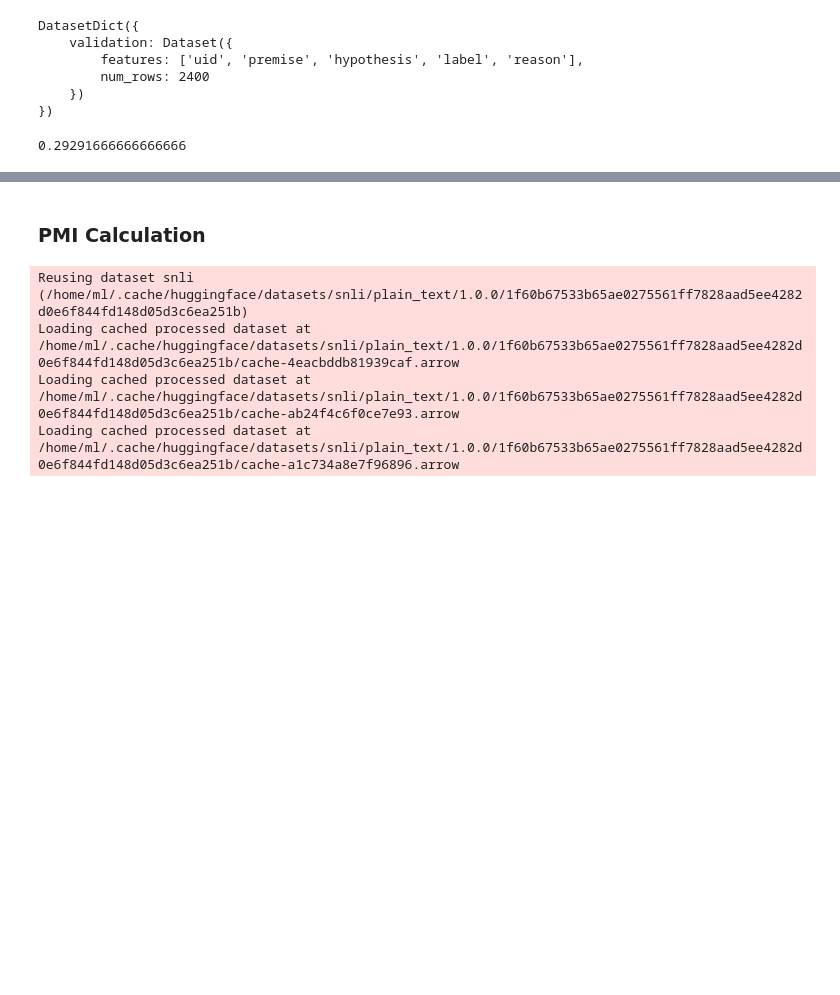
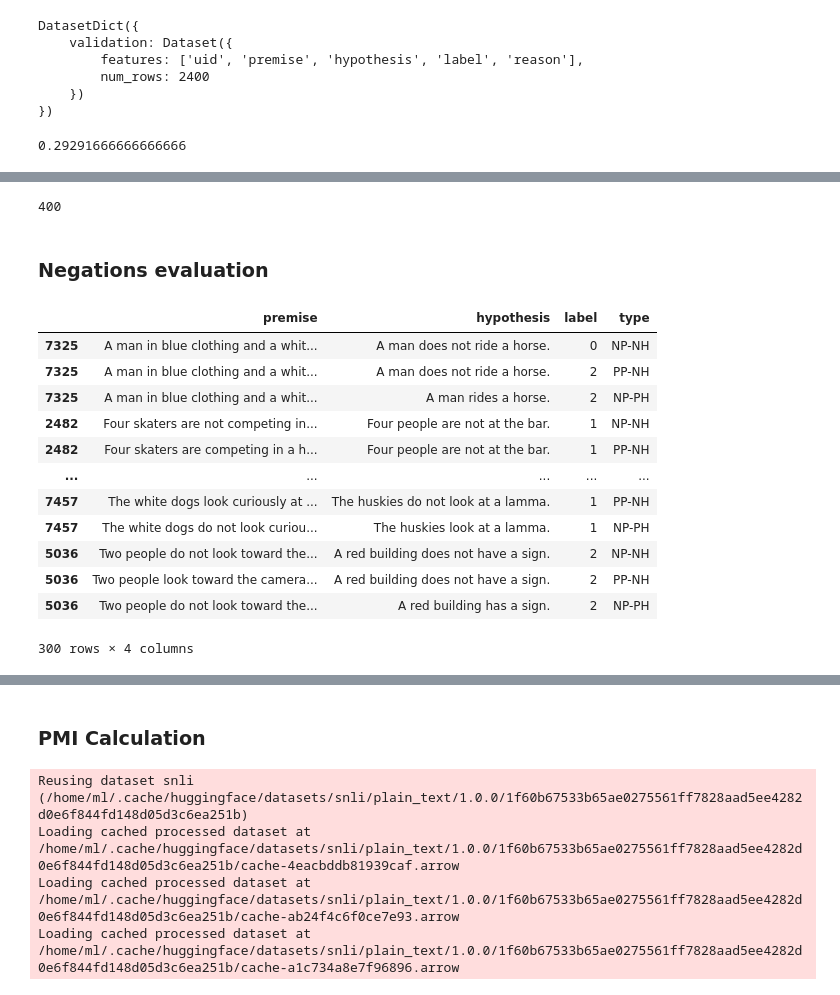
Before and after one commit to Serebryanskiy/nli, a Jupyter notebook: snli.ipynb, the cells around one changed output, grey strips where cells are left out. Drawn from its saved outputs; the diff is of its cells as text; code cells hidden in the pictures; blank space fills up the shorter version.

```diff
--- a/snli.ipynb
+++ b/snli.ipynb
@@ -370,0 +446,33 @@ eval_df.correct.sum() / len(eval_df)
+# %%
+### E
+len(sum([['PP-PH', 'NP-NH', 'PP-NH', 'NP-PH'] for _ in range(len(negations) // 4)], []))
+# %% [output]
+400
+# %% [markdown]
+### Negations evaluation
+# %%
+import pandas as pd
+import numpy as np
+
+negations = pd.read_excel('new_data.xlsx', index_col=0)
+negations['type'] = sum([[np.nan, 'NP-NH', 'PP-NH', 'NP-PH'] for _ in range(len(negations) // 4)], [])
+negations = negations.iloc[:, 3:].dropna()
+# .dropna()
+
+negations.columns = ['premise', 'hypothesis', 'label', 'type']
+negations['label'] = negations['label'].astype(int)
+negations
+# %% [output]
+|  | premise | hypothesis | label | type |
+| 7325 | A man in blue clothing and a whit... | A man does not ride a horse. | 0 | NP-NH |
+| 7325 | A man in blue clothing and a whit... | A man does not ride a horse. | 2 | PP-NH |
+| 7325 | A man in blue clothing and a whit... | A man rides a horse. | 2 | NP-PH |
+| 2482 | Four skaters are not competing in... | Four people are not at the bar. | 1 | NP-NH |
+| 2482 | Four skaters are competing in a h... | Four people are not at the bar. | 1 | PP-NH |
+| ... | ... | ... | ... | ... |
+| 7457 | The white dogs look curiously at ... | The huskies do not look at a lamma. | 1 | PP-NH |
+| 7457 | The white dogs do not look curiou... | The huskies look at a lamma. | 1 | NP-PH |
+| 5036 | Two people do not look toward the... | A red building does not have a sign. | 2 | NP-NH |
+| 5036 | Two people look toward the camera... | A red building does not have a sign. | 2 | PP-NH |
+| 5036 | Two people do not look toward the... | A red building has a sign. | 2 | NP-PH |
+300 rows × 4 columns
```
Also changed, not shown: parts of 51 cells of this notebook.
